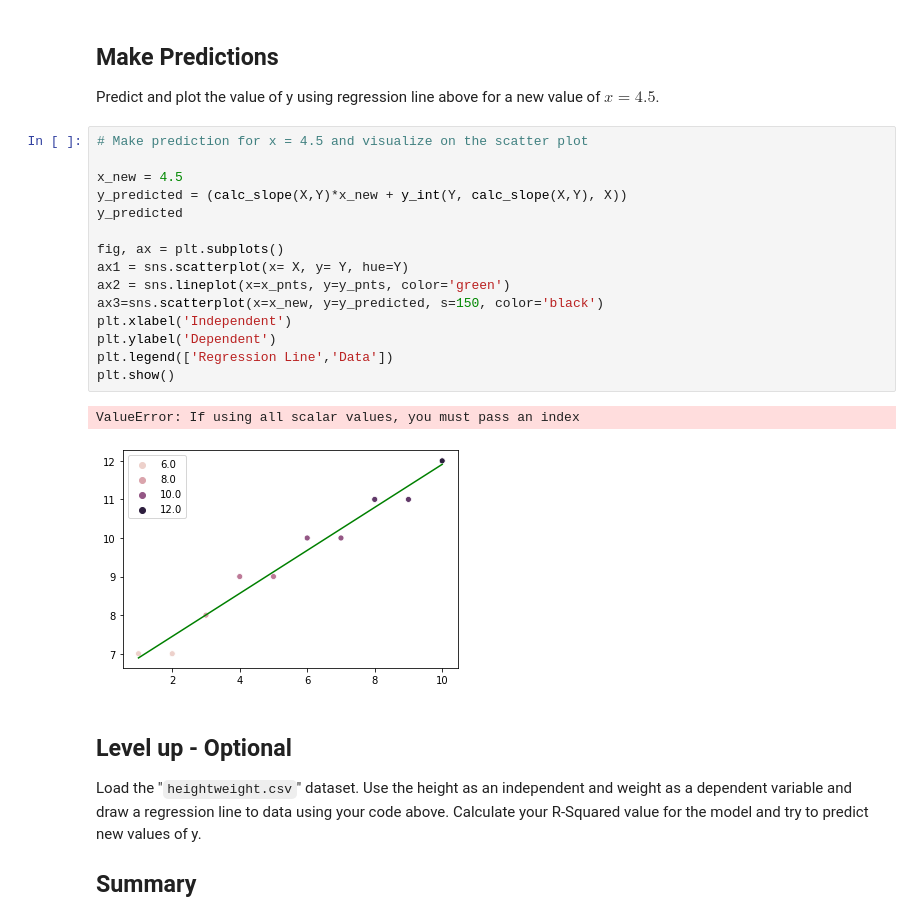
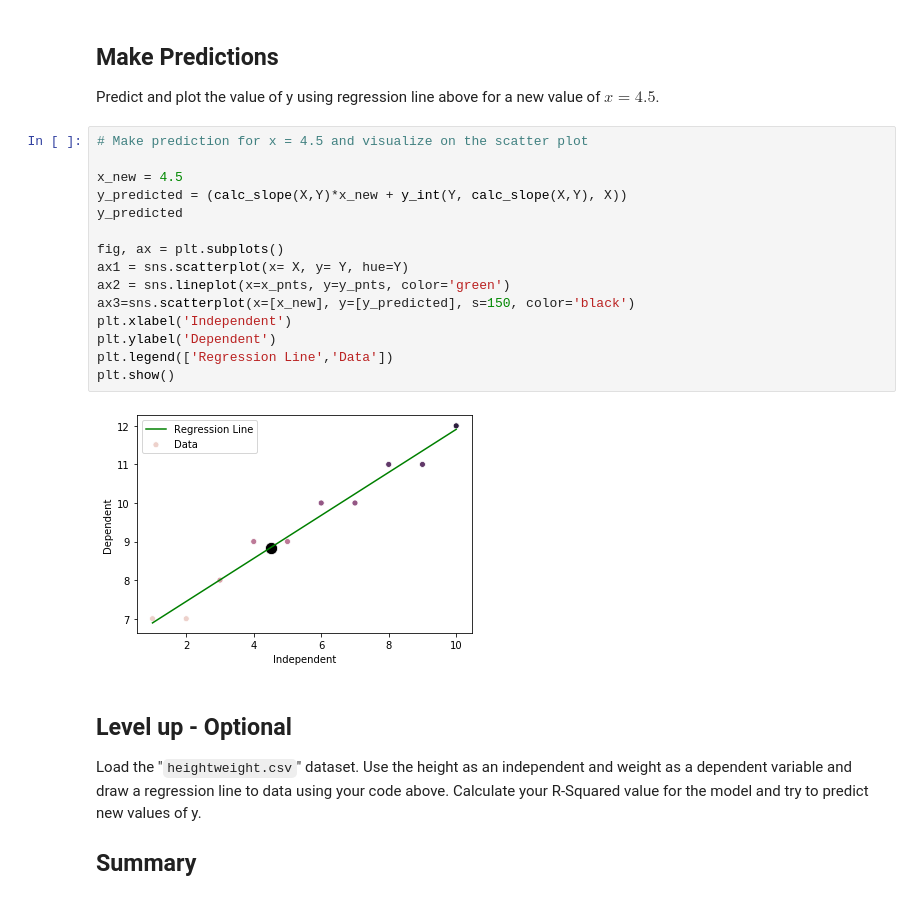
Before and after one commit to daveajstearns/dsc-complete-regression-lab-nyc-ds-021720, a Jupyter notebook: index.ipynb, the cells around one changed output. Saved outputs shown, nothing was run; the diff lists cells and outputs as text.

```diff
--- a/index.ipynb
+++ b/index.ipynb
@@ -107,21 +107,20 @@ Predict and plot the value of y using regression line above for a new value of $
 # %%
 # Make prediction for x = 4.5 and visualize on the scatter plot
 
 x_new = 4.5
 y_predicted = (calc_slope(X,Y)*x_new + y_int(Y, calc_slope(X,Y), X))
 y_predicted
 
 fig, ax = plt.subplots()
 ax1 = sns.scatterplot(x= X, y= Y, hue=Y)
 ax2 = sns.lineplot(x=x_pnts, y=y_pnts, color='green')
-ax3=sns.scatterplot(x=x_new, y=y_predicted, s=150, color='black')
+ax3=sns.scatterplot(x=[x_new], y=[y_predicted], s=150, color='black')
 plt.xlabel('Independent')
 plt.ylabel('Dependent')
 plt.legend(['Regression Line','Data'])
 plt.show()
 # %% [output]
-ValueError: If using all scalar values, you must pass an index
-[figure, old version]
+[figure, new version]
 # %% [markdown]
 ## Level up - Optional
 Load the "`heightweight.csv`" dataset. Use the height as an independent and weight as a dependent variable and draw a regression line to data using your code above. Calculate your R-Squared value for the model and try to predict new values of y.
```
